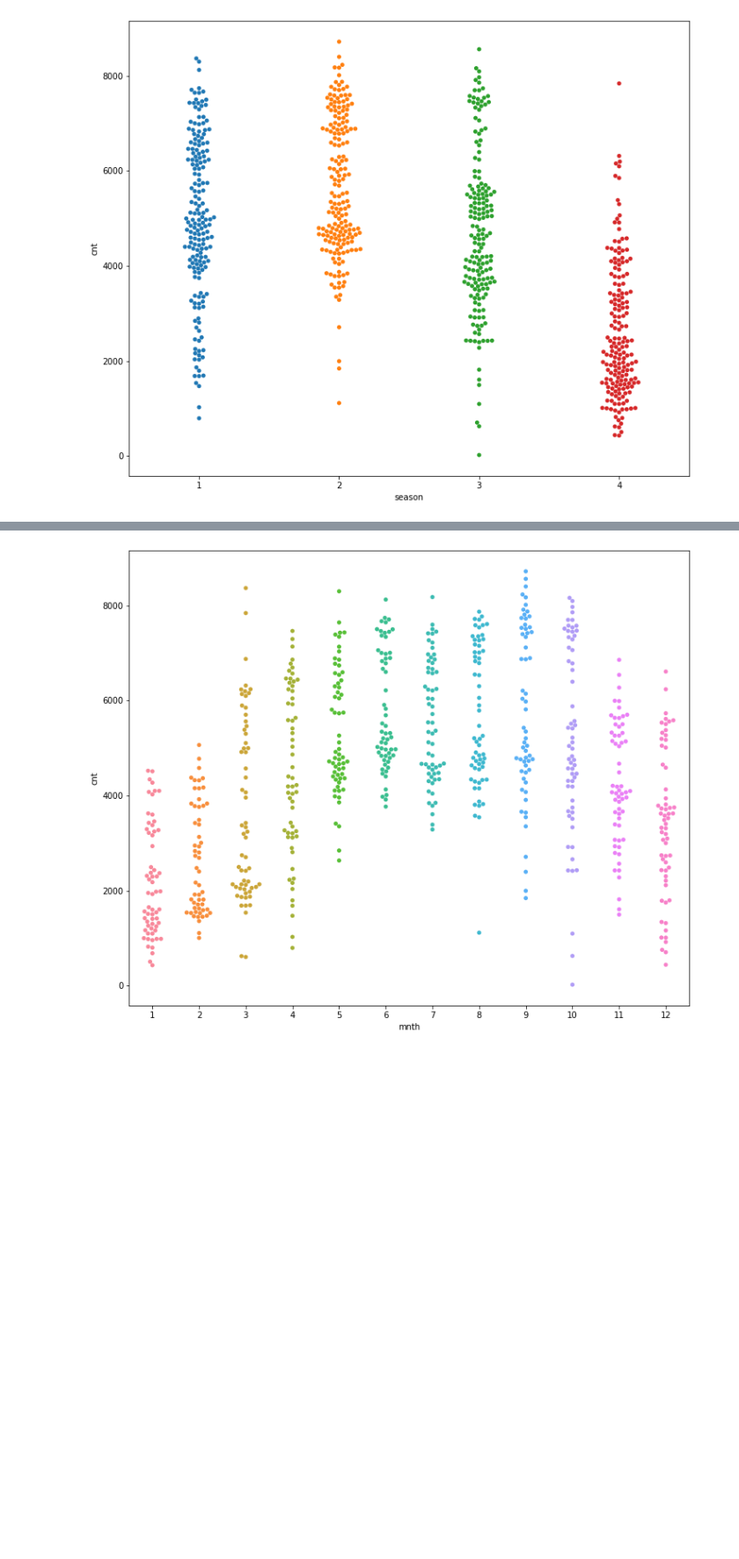
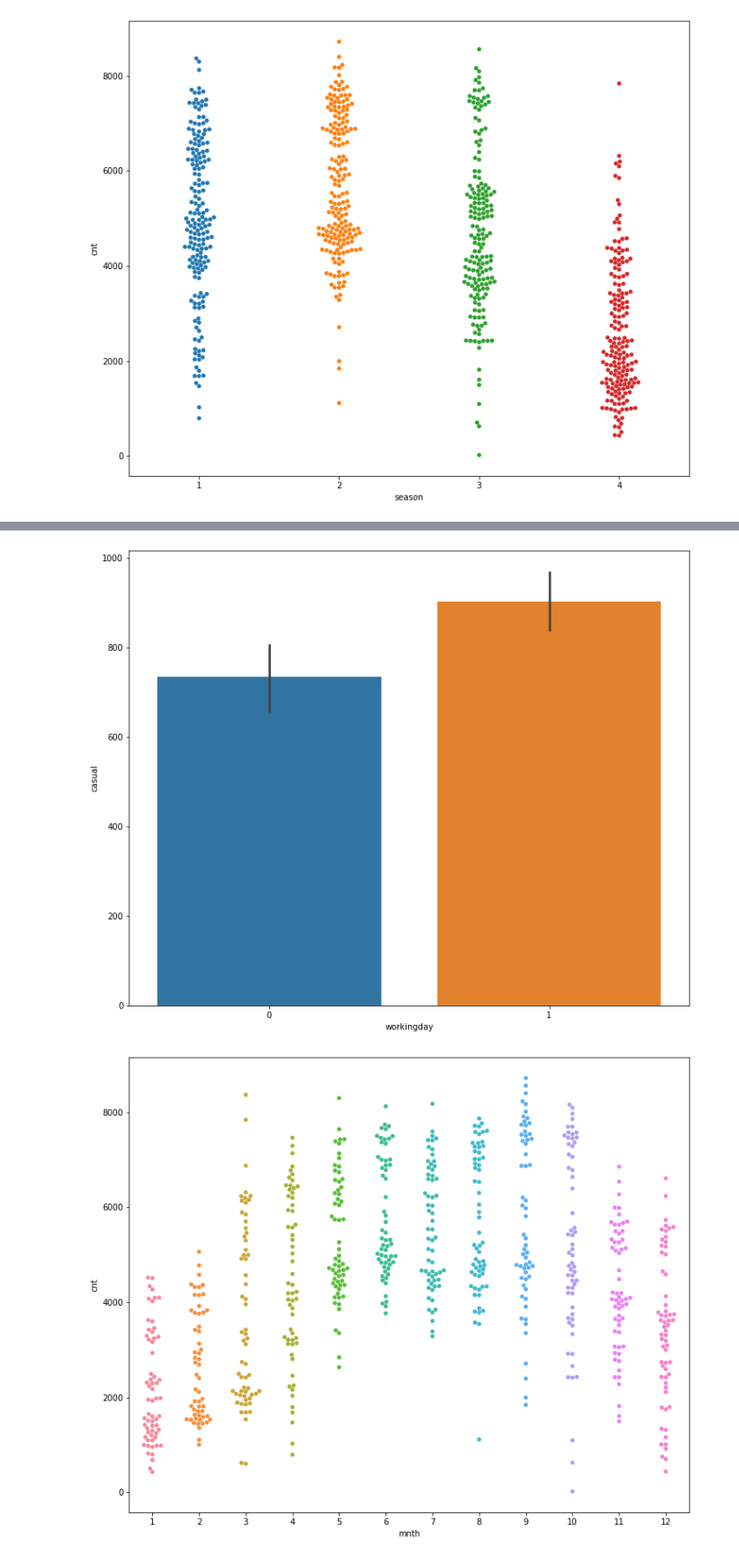
Before and after one commit to Adalab/Adalab-project-da-promo-B-module-3-team-2, a Jupyter notebook: eda.ipynb, the cells around one changed output, grey strips where cells are left out. Shown at 88% size. Cells and saved outputs as stored; diff of their text form; code cells hidden in the pictures; blank space fills up the shorter version.

```diff
--- a/eda.ipynb
+++ b/eda.ipynb
@@ -350,3 +354,7 @@ sns.swarmplot(df2['season'],df2['cnt']);
+# %%
+sns.barplot(df2['workingday'],df2['casual']);
+# %% [output]
+[figure, added]
 # %%
 sns.swarmplot(df2['mnth'],df2['cnt']);
 # %% [output]
```
Also changed, not shown: parts of 4 cells of this notebook, 3 other files.
